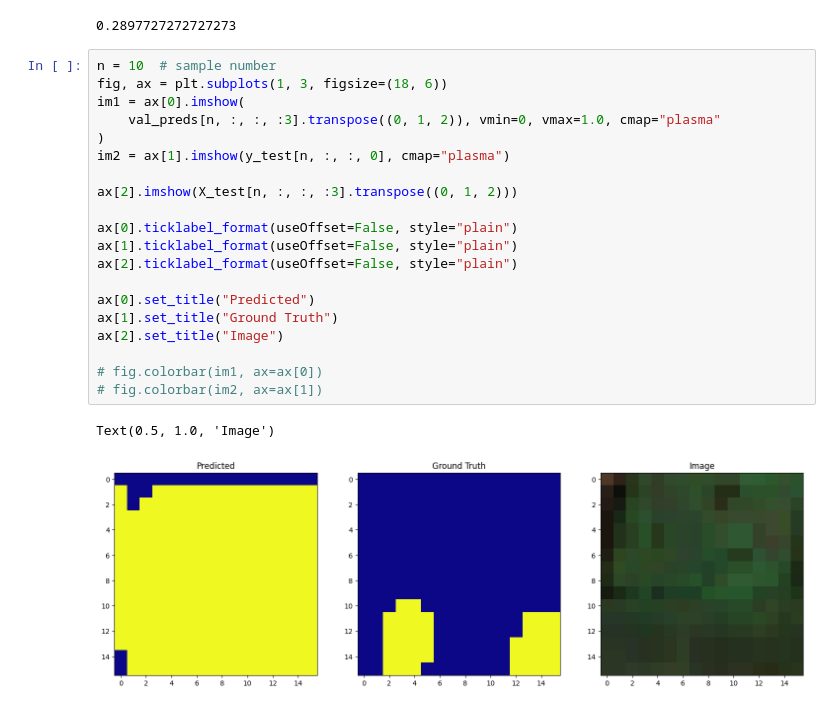
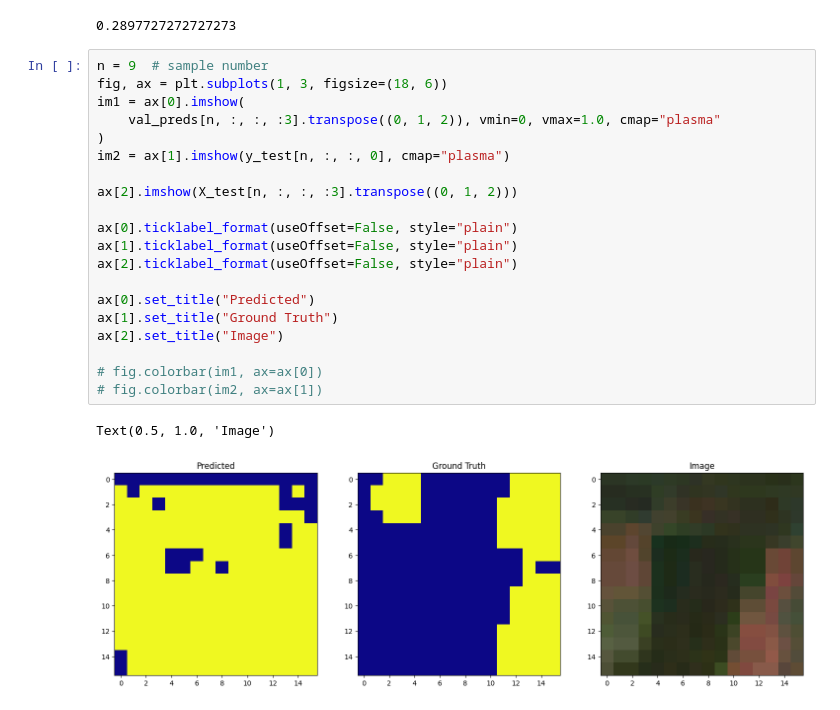
Before and after one commit to thanawat150/GeoAI, a Jupyter notebook: geoai-excercises/lec3/CNN.ipynb, the cells around one changed output. Drawn from its saved outputs; the diff is of its cells as text.

```diff
--- a/geoai-excercises/lec3/CNN.ipynb
+++ b/geoai-excercises/lec3/CNN.ipynb
@@ -254,25 +256,25 @@ sklearn.metrics.f1_score(y_test.flatten(), preds.flatten())
 # %% [output]
 0.2897727272727273
 # %%
-n = 10  # sample number
+n = 9  # sample number
 fig, ax = plt.subplots(1, 3, figsize=(18, 6))
 im1 = ax[0].imshow(
     val_preds[n, :, :, :3].transpose((0, 1, 2)), vmin=0, vmax=1.0, cmap="plasma"
 )
 im2 = ax[1].imshow(y_test[n, :, :, 0], cmap="plasma")
 
 ax[2].imshow(X_test[n, :, :, :3].transpose((0, 1, 2)))
 
 ax[0].ticklabel_format(useOffset=False, style="plain")
 ax[1].ticklabel_format(useOffset=False, style="plain")
 ax[2].ticklabel_format(useOffset=False, style="plain")
 
 ax[0].set_title("Predicted")
 ax[1].set_title("Ground Truth")
 ax[2].set_title("Image")
 
 # fig.colorbar(im1, ax=ax[0])
 # fig.colorbar(im2, ax=ax[1])
 # %% [output]
 Text(0.5, 1.0, 'Image')
-[figure, old version]
+[figure, new version]
```
Also changed, not shown: parts of 1 cell of this notebook.
